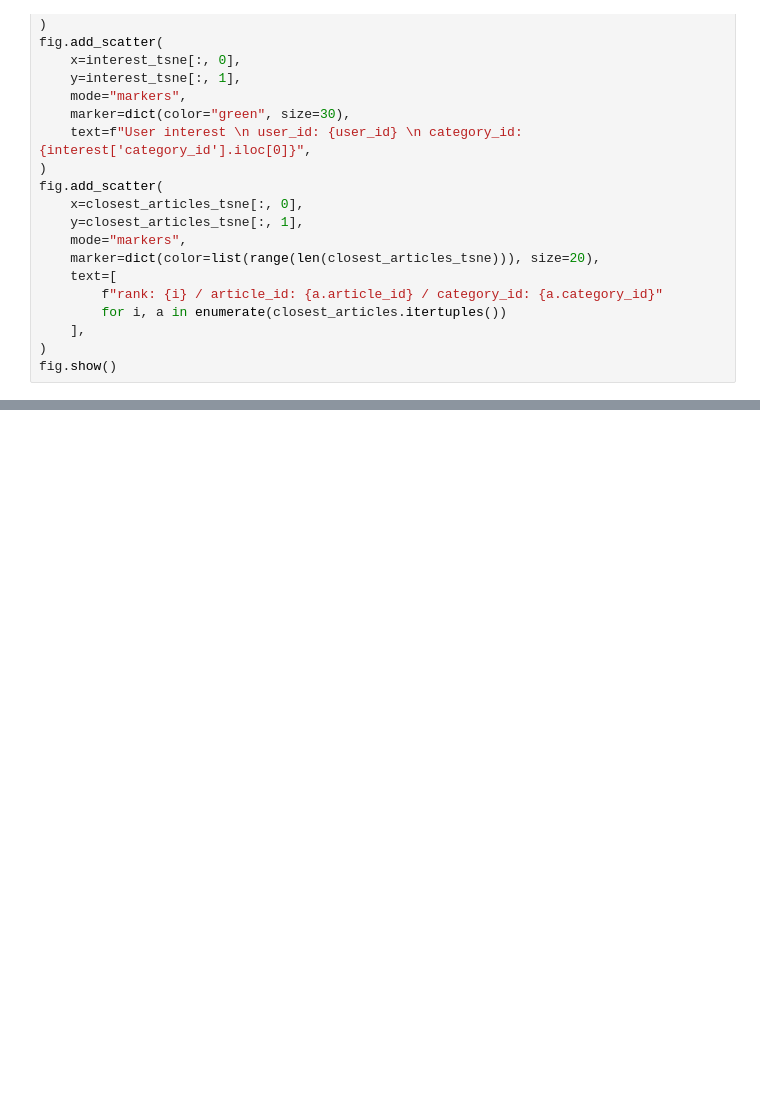
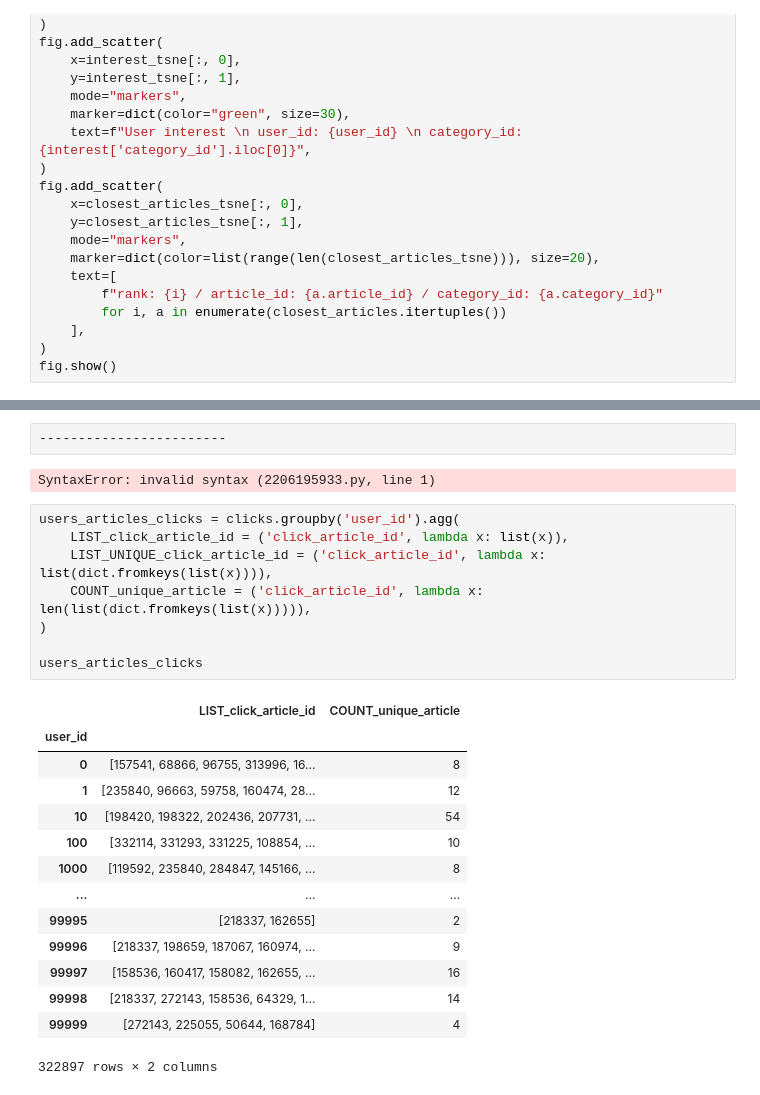
Before and after one commit to fleuryc/OC_AI-Engineer_P9_Books-recommandation-mobile-app, a Jupyter notebook: notebooks/content-based-filtering.ipynb, the cells around one changed output, grey strips where cells are left out. Drawn from its saved outputs; the diff is of its cells as text; blank space fills up the shorter version.

```diff
--- a/notebooks/content-based-filtering.ipynb
+++ b/notebooks/content-based-filtering.ipynb
@@ -332,0 +500,27 @@ fig.show()
+# %%
+------------------------
+# %% [output]
+SyntaxError: invalid syntax (2206195933.py, line 1)
+# %%
+users_articles_clicks = clicks.groupby('user_id').agg(
+    LIST_click_article_id = ('click_article_id', lambda x: list(x)),
+    LIST_UNIQUE_click_article_id = ('click_article_id', lambda x: list(dict.fromkeys(list(x)))),
+    COUNT_unique_article = ('click_article_id', lambda x: len(list(dict.fromkeys(list(x))))),
+)
+
+users_articles_clicks
+# %% [output]
+|  | LIST_click_article_id | COUNT_unique_article |
+| user_id |  |  |
+| 0 | [157541, 68866, 96755, 313996, 16... | 8 |
+| 1 | [235840, 96663, 59758, 160474, 28... | 12 |
+| 10 | [198420, 198322, 202436, 207731, ... | 54 |
+| 100 | [332114, 331293, 331225, 108854, ... | 10 |
+| 1000 | [119592, 235840, 284847, 145166, ... | 8 |
+| ... | ... | ... |
+| 99995 | [218337, 162655] | 2 |
+| 99996 | [218337, 198659, 187067, 160974, ... | 9 |
+| 99997 | [158536, 160417, 158082, 162655, ... | 16 |
+| 99998 | [218337, 272143, 158536, 64329, 1... | 14 |
+| 99999 | [272143, 225055, 50644, 168784] | 4 |
+322897 rows × 2 columns
```
Also changed, not shown: parts of 16 cells of this notebook.
